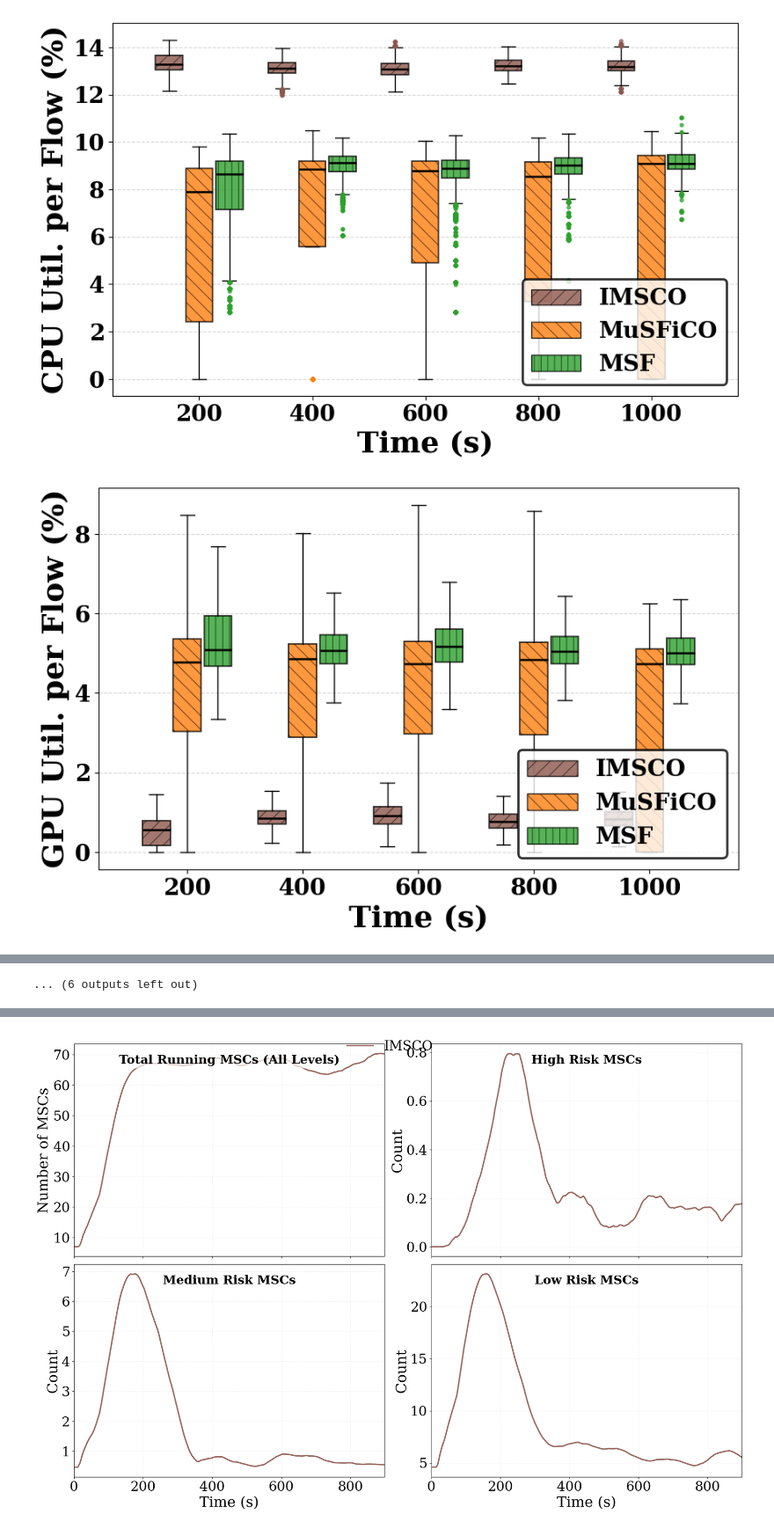
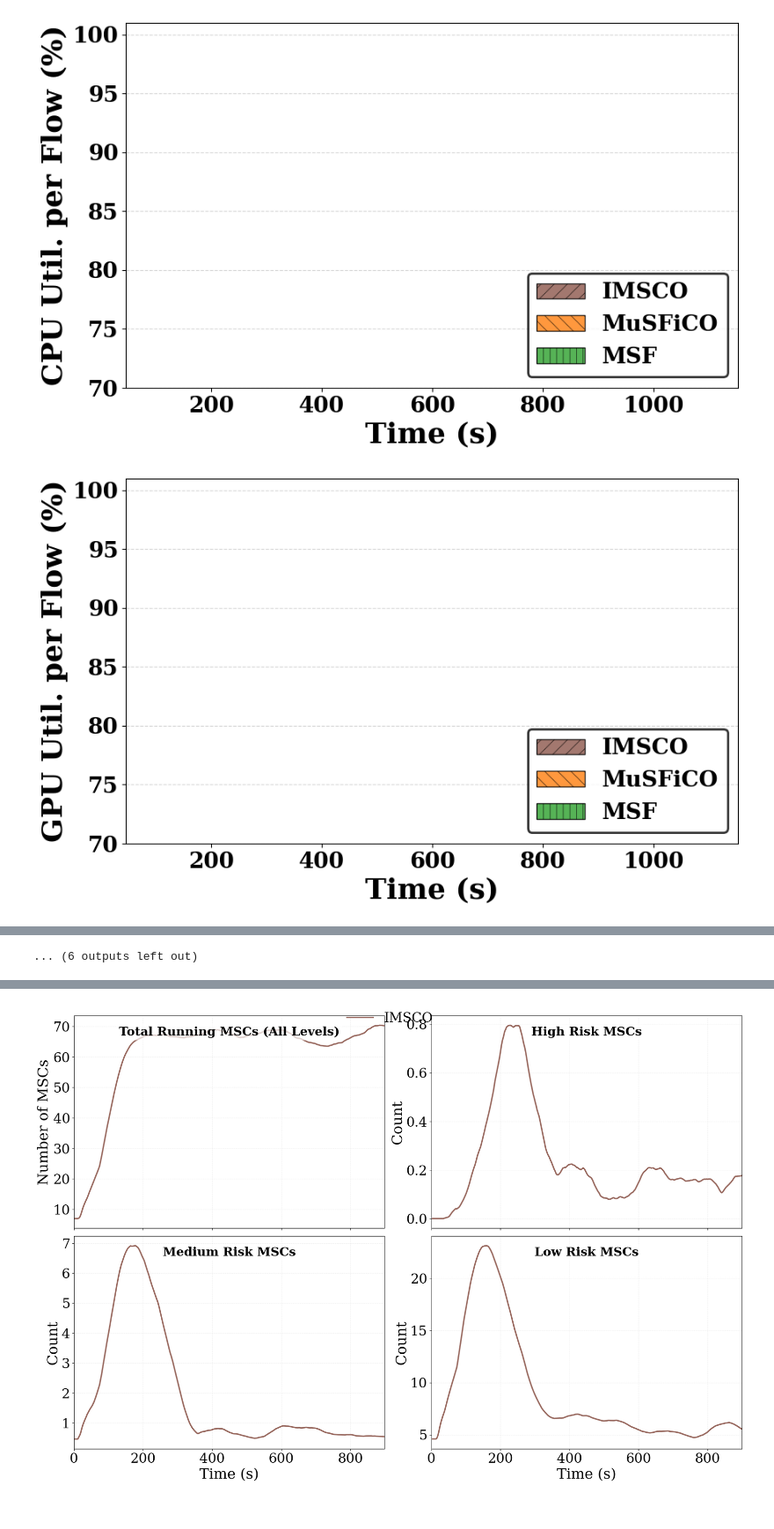
Before and after one commit to FialhoSJ/multi-user-sfc, a Jupyter notebook: plots/2026/teste.ipynb, the cells around one changed output, grey strips where cells are left out. Shown at 88% size. Saved outputs shown, nothing was run; the diff lists cells and outputs as text; code cells hidden in the pictures.

```diff
--- a/plots/2026/teste.ipynb
+++ b/plots/2026/teste.ipynb
@@ -229,7 +229,7 @@ from matplotlib.patches import Patch
 # %%
 # %% [Célula 6] Funções de Plotagem
 
-def create_boxplot(df, y_col, title, filename=None, show_outliers=False, steps=200):
+def create_boxplot(df, y_col, title, filename=None, show_outliers=False, steps=200, ylim=None, yticks=None):
     """Cria boxplot temporal."""
     df_plot = df.copy()
     df_plot['window'] = (df_plot['tempo'] // steps + 1) * steps
@@ -300,6 +300,12 @@ def create_boxplot(df, y_col, title, filename=None, show_outliers=False, steps=2
     ax.tick_params(axis='y', labelsize=20)
     for label in ax.get_yticklabels():
         label.set_fontweight('bold')
+
+    # 2. ADICIONE ESTAS DUAS LINHAS AQUI, logo antes do ax.grid:
+    if ylim is not None:
+        ax.set_ylim(ylim)
+    if yticks is not None:
+        ax.set_yticks(yticks)
 
     ax.grid(axis='y', linestyle='--', alpha=0.5, linewidth=0.8)
 
@@ -441,7 +447,12 @@ for titulo, col in metricas_plot.items():
     # Nome do arquivo seguro
     safe_name = re.sub(r"[^\w\-]+", "_", titulo)
 
-    # Gerar duas versões: com e sem outliers
-    create_boxplot(df_foco, col_plot, titulo, filename=f"boxplot_{safe_name}_clean.pdf", show_outliers=False)
-    create_boxplot(df_foco, col_plot, titulo, filename=f"boxplot_{safe_name}_outliers.pdf", show_outliers=True)
+    limite_y = (70, 101) if "%" in titulo else None
+    espacamento_y = None
+    if titulo == "Acc. Ratio (%)":
+        espacamento_y = range(0, 101, 10)
+
+    # Gerar as duas versões passando o novo parâmetro ylim
+    create_boxplot(df_foco, col_plot, titulo, filename=f"boxplot_{safe_name}_clean.pdf", show_outliers=False, ylim=limite_y, yticks=espacamento_y )
+    create_boxplot(df_foco, col_plot, titulo, filename=f"boxplot_{safe_name}_outliers.pdf", show_outliers=True, ylim=limite_y, yticks=espacamento_y)
 # %% [output]
@@ -455,2 +466,2 @@ for titulo, col in metricas_plot.items():
-[figure, old version]
+[figure, new version]
-[figure, old version]
+[figure, new version]
```
Also changed, not shown: parts of 10 cells of this notebook, 2 other files.
